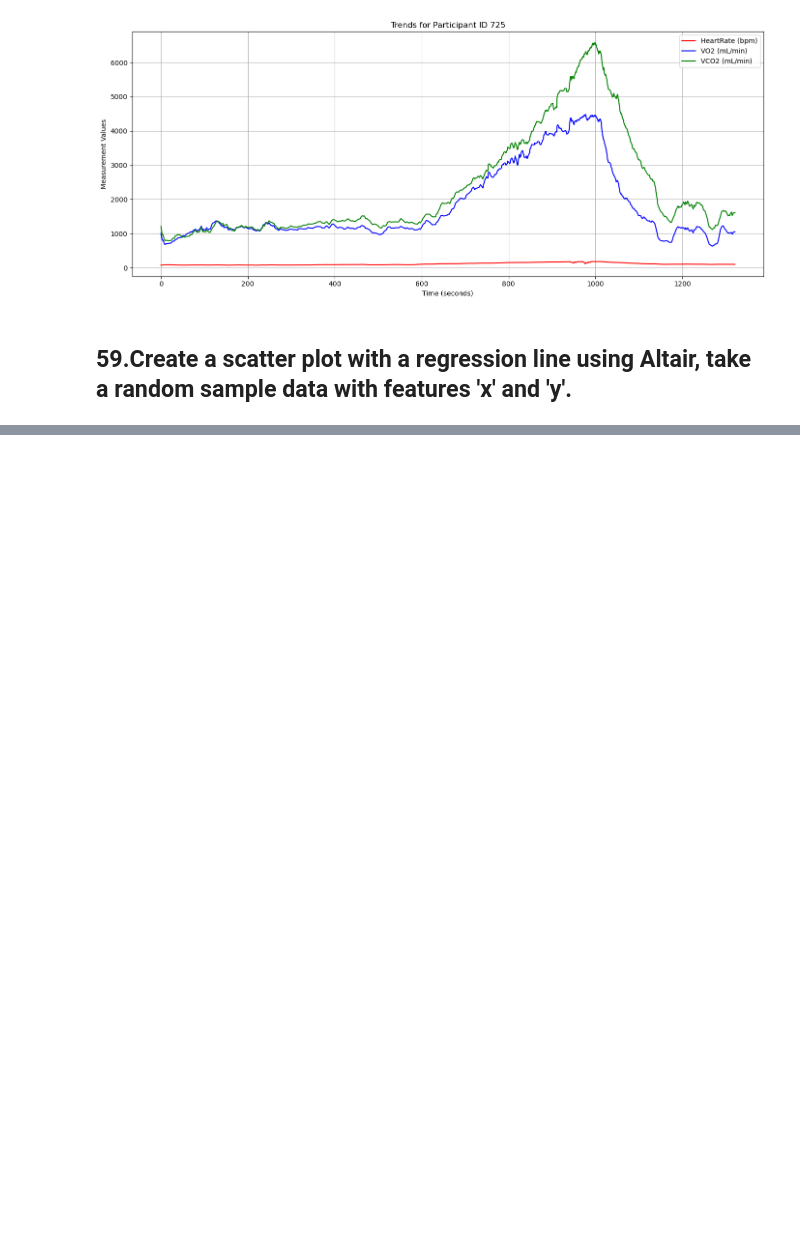
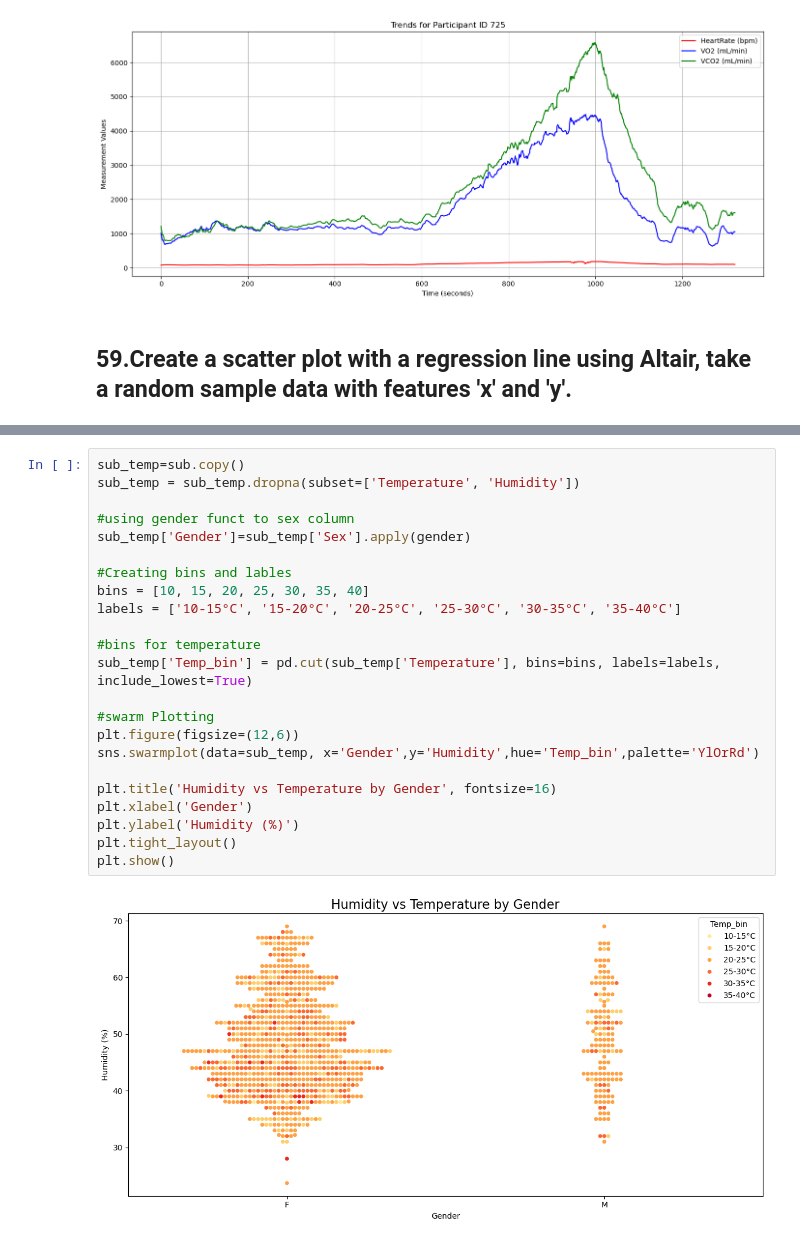
Before and after one commit to Subhadrasahu/Team9_Pythoknights_PythonHackathon_APRIL25, a Jupyter notebook: PythoKnights4964.ipynb, the cells around one changed output, grey strips where cells are left out. Saved outputs shown, nothing was run; the diff lists cells and outputs as text; blank space fills up the shorter version.

```diff
--- a/PythoKnights4964.ipynb
+++ b/PythoKnights4964.ipynb
@@ -374,3 +374,28 @@ chart = scatter + regression
 chart
 # %% [output]
 [interactive output not drawn]
+# %%
+sub_temp=sub.copy()
+sub_temp = sub_temp.dropna(subset=['Temperature', 'Humidity'])
+
+#using gender funct to sex column
+sub_temp['Gender']=sub_temp['Sex'].apply(gender)
+
+#Creating bins and lables
+bins = [10, 15, 20, 25, 30, 35, 40]
+labels = ['10-15°C', '15-20°C', '20-25°C', '25-30°C', '30-35°C', '35-40°C']
+
+#bins for temperature
+sub_temp['Temp_bin'] = pd.cut(sub_temp['Temperature'], bins=bins, labels=labels, include_lowest=True)
+
+#swarm Plotting
+plt.figure(figsize=(12,6))
+sns.swarmplot(data=sub_temp, x='Gender',y='Humidity',hue='Temp_bin',palette='YlOrRd')
+
+plt.title('Humidity vs Temperature by Gender', fontsize=16)
+plt.xlabel('Gender')
+plt.ylabel('Humidity (%)')
+plt.tight_layout()
+plt.show()
+# %% [output]
+[figure, added]
```
